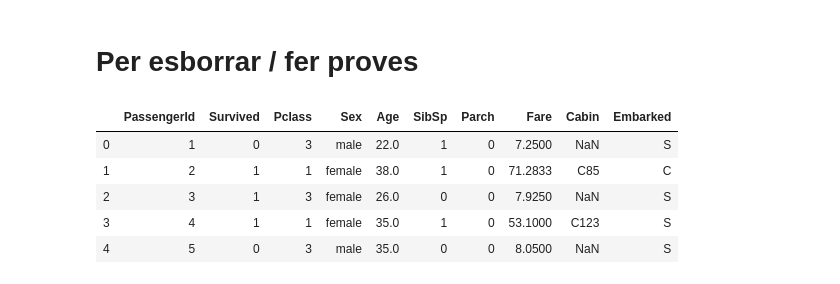
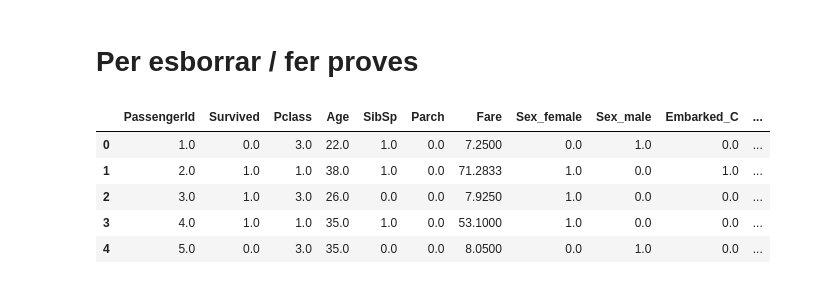
Before and after one commit to Ilergeta/titanic-uoc, a Jupyter notebook: notebook/Practica2_Titanic.ipynb, the cells around one changed output. Saved outputs shown, nothing was run; the diff lists cells and outputs as text; code cells hidden in the pictures.

```diff
--- a/notebook/Practica2_Titanic.ipynb
+++ b/notebook/Practica2_Titanic.ipynb
@@ -38,8 +46,8 @@ import pandas as pd
 Primerament es carregen les dades dels fitxers de partida (format CSV) en objectes DataFrames de Pandas, per poder realitzar les diferents anàlisis.
 # %%
 # Carrega els fitxers de dades (entrenament i test) en dos dataframes
-titanic_train_raw = pd.read_csv('data/in/train.csv')
-titanic_test_raw = pd.read_csv('data/in/test.csv')
+titanic_train_raw = pd.read_csv(os.getcwd()+'/data/in/train.csv')
+titanic_test_raw = pd.read_csv(os.getcwd()+'/data/in/test.csv')
 # %% [markdown]
 A mode d'exploració inicial, es mostra les primeres files dels DataFrames i es comprova que la tipologia dels diferents atributs carregats és la correcta.
 # %%
@@ -224,9 +232,10 @@ X_imputed_test = imputer.fit_transform(
                                         titanic_test.columns.get_loc('Embarked_S')]
                     )
 
+
 # Converteix la matriu de sortida en un DataFrame
-titanic_train = pd.DataFrame(X_imputed_train, columns=titanic_train.columns.tolist())
-titanic_test = pd.DataFrame(X_imputed_test, columns=titanic_test.columns.tolist())
+titanic_train_final = pd.DataFrame(X_imputed_train, columns=titanic_train.columns.tolist())
+titanic_test_final = pd.DataFrame(X_imputed_test, columns=titanic_test.columns.tolist())
 # %% [output]
 Iteration: 0
 Iteration: 1
@@ -243,14 +250,14 @@ Iteration: 4
 # %% [markdown]
 # Per esborrar / fer proves
 # %%
-titanic_train.head()
+titanic_train_final.head()
 # %% [output]
-|  | PassengerId | Survived | Pclass | Sex | Age | SibSp | Parch | Fare | Cabin | Embarked |
-| 0 | 1 | 0 | 3 | male | 22.0 | 1 | 0 | 7.2500 | NaN | S |
-| 1 | 2 | 1 | 1 | female | 38.0 | 1 | 0 | 71.2833 | C85 | C |
-| 2 | 3 | 1 | 3 | female | 26.0 | 0 | 0 | 7.9250 | NaN | S |
-| 3 | 4 | 1 | 1 | female | 35.0 | 1 | 0 | 53.1000 | C123 | S |
-| 4 | 5 | 0 | 3 | male | 35.0 | 0 | 0 | 8.0500 | NaN | S |
+|  | PassengerId | Survived | Pclass | Age | SibSp | Parch | Fare | Sex_female | Sex_male | Embarked_C | ... |
+| 0 | 1.0 | 0.0 | 3.0 | 22.0 | 1.0 | 0.0 | 7.2500 | 0.0 | 1.0 | 0.0 | ... |
+| 1 | 2.0 | 1.0 | 1.0 | 38.0 | 1.0 | 0.0 | 71.2833 | 1.0 | 0.0 | 1.0 | ... |
+| 2 | 3.0 | 1.0 | 3.0 | 26.0 | 0.0 | 0.0 | 7.9250 | 1.0 | 0.0 | 0.0 | ... |
+| 3 | 4.0 | 1.0 | 1.0 | 35.0 | 1.0 | 0.0 | 53.1000 | 1.0 | 0.0 | 0.0 | ... |
+| 4 | 5.0 | 0.0 | 3.0 | 35.0 | 0.0 | 0.0 | 8.0500 | 0.0 | 1.0 | 0.0 | ... |
 # %%
 titanic_train[titanic_train['Embarked'].isnull()]
 # %% [output]
```
Also changed, not shown: parts of 20 cells of this notebook, 4 other files.
